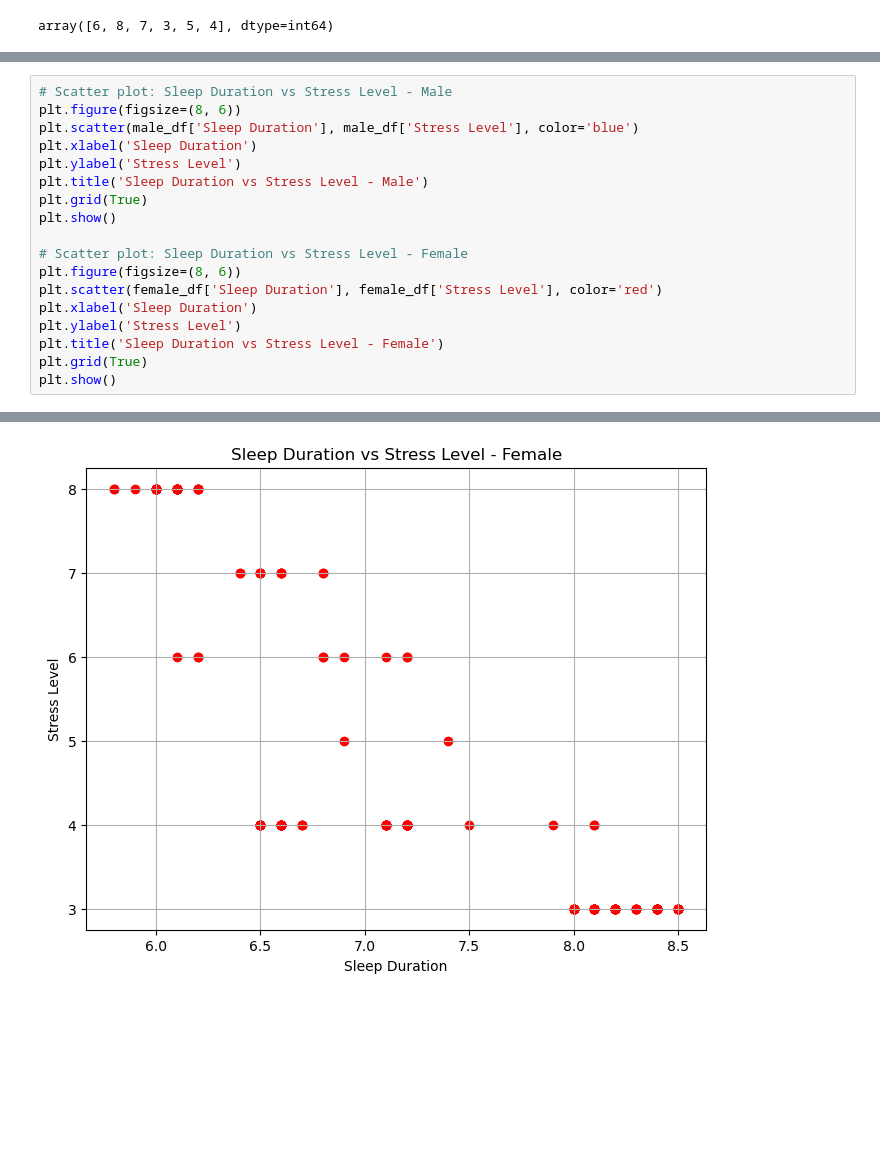
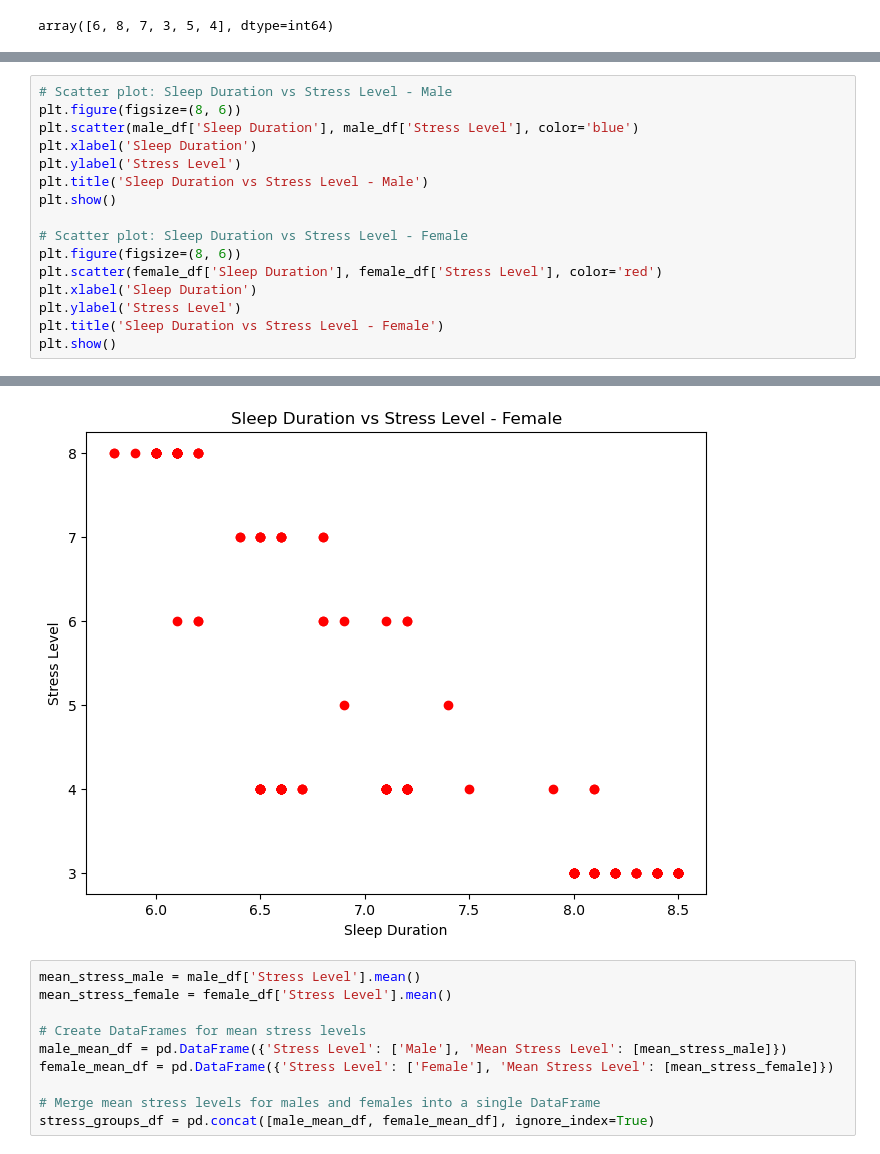
Before and after one commit to rfe123/umn_data_project_001, a Jupyter notebook: src/sleep.ipynb, the cells around one changed output, grey strips where cells are left out. Drawn from its saved outputs; the diff is of its cells as text; blank space fills up the shorter version.

```diff
--- a/src/sleep.ipynb
+++ b/src/sleep.ipynb
@@ -158,7 +196,6 @@ plt.scatter(male_df['Sleep Duration'], male_df['Stress Level'], color='blue')
 plt.xlabel('Sleep Duration')
 plt.ylabel('Stress Level')
 plt.title('Sleep Duration vs Stress Level - Male')
-plt.grid(True)
 plt.show()
 
 # Scatter plot: Sleep Duration vs Stress Level - Female
@@ -167,6 +204,5 @@ plt.scatter(female_df['Sleep Duration'], female_df['Stress Level'], color='red')
 plt.xlabel('Sleep Duration')
 plt.ylabel('Stress Level')
 plt.title('Sleep Duration vs Stress Level - Female')
-plt.grid(True)
 plt.show()
 # %% [output]
@@ -174 +210,11 @@ plt.show()
-[figure, old version]
+[figure, new version]
+# %%
+mean_stress_male = male_df['Stress Level'].mean()
+mean_stress_female = female_df['Stress Level'].mean()
+
+# Create DataFrames for mean stress levels
+male_mean_df = pd.DataFrame({'Stress Level': ['Male'], 'Mean Stress Level': [mean_stress_male]})
+female_mean_df = pd.DataFrame({'Stress Level': ['Female'], 'Mean Stress Level': [mean_stress_female]})
+
+# Merge mean stress levels for males and females into a single DataFrame
+stress_groups_df = pd.concat([male_mean_df, female_mean_df], ignore_index=True)
```
Also changed, not shown: parts of 14 cells of this notebook, 5 other files.
